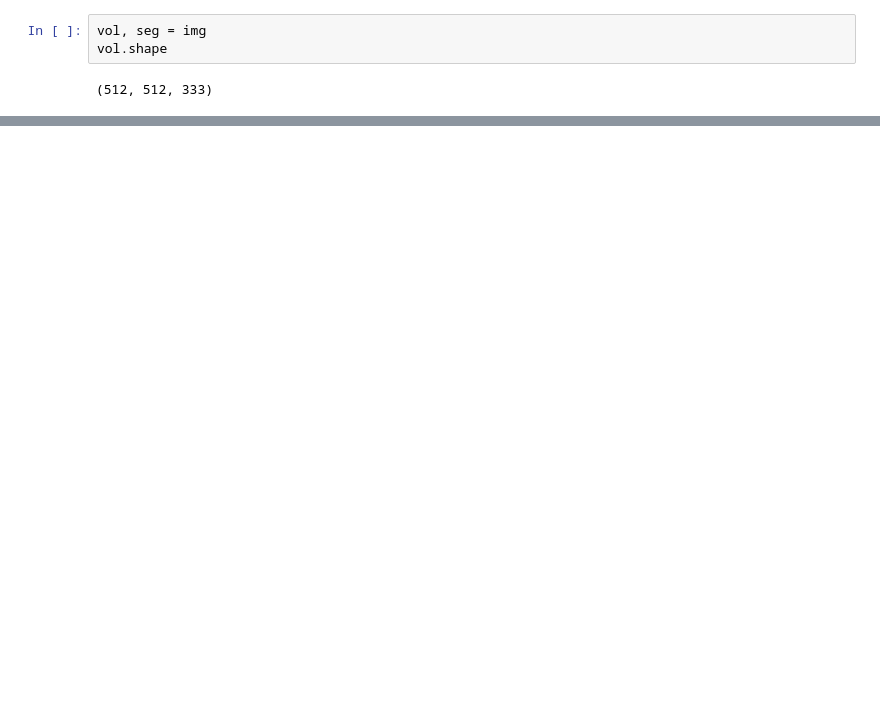
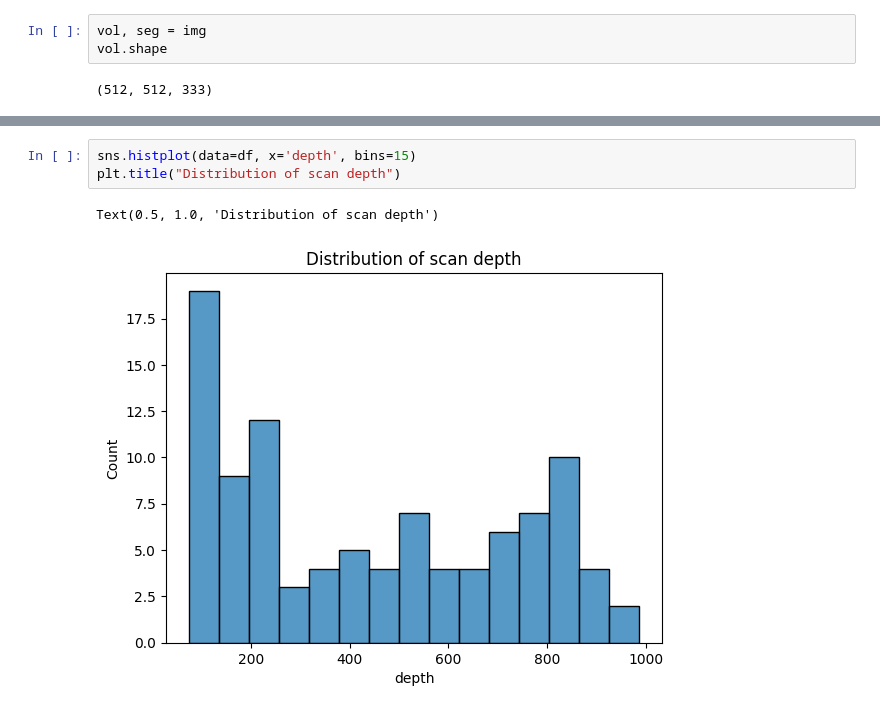
Before and after one commit to Robertleoj/APDS-final-project, a Jupyter notebook: src/2p5D/data_exploration.ipynb, the cells around one changed output, grey strips where cells are left out. Drawn from its saved outputs; the diff is of its cells as text; blank space fills up the shorter version.

```diff
--- a/src/2p5D/data_exploration.ipynb
+++ b/src/2p5D/data_exploration.ipynb
@@ -81,0 +87,6 @@ vol.shape
+# %%
+sns.histplot(data=df, x='depth', bins=15)
+plt.title("Distribution of scan depth")
+# %% [output]
+Text(0.5, 1.0, 'Distribution of scan depth')
+[figure, added]
```
Also changed, not shown: parts of 7 cells of this notebook, 4 other files.
